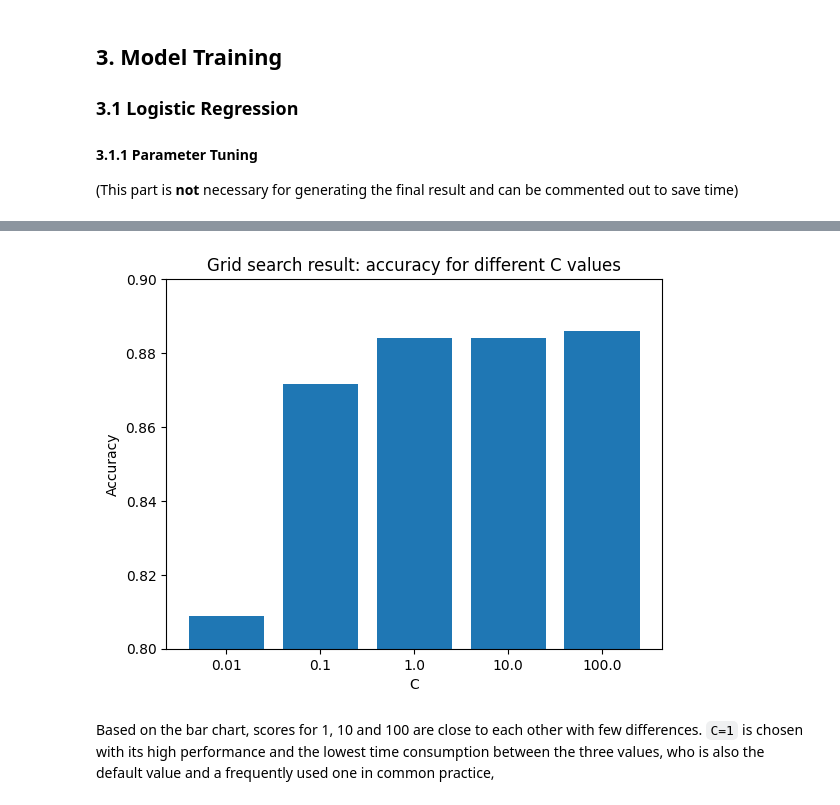
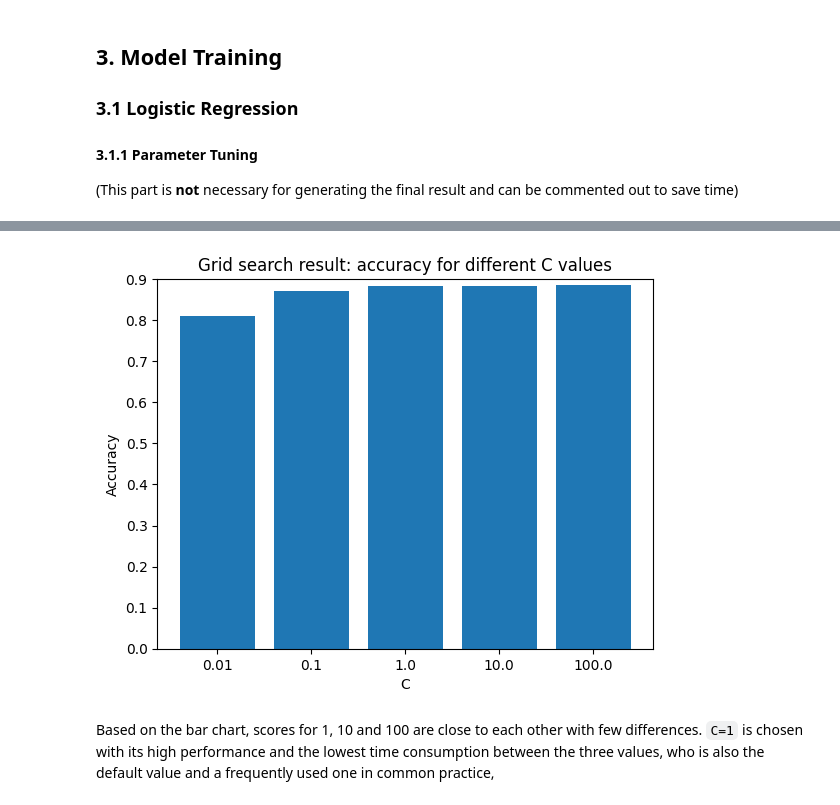
Before and after one commit to pzvol/CSNF301003GA, a Jupyter notebook: group_project/group_project.ipynb, the cells around one changed output, grey strips where cells are left out. Saved outputs shown, nothing was run; the diff lists cells and outputs as text; code cells hidden in the pictures.

```diff
--- a/group_project/group_project.ipynb
+++ b/group_project/group_project.ipynb
@@ -275,20 +276,20 @@ Score of the best:  0.8859194988110625
 # %%
 # Print the scores of all tested potential params
 lr_grid_param_values = []
 lr_grid_precision_values = []
 for i, params in enumerate(lr_grid_search.cv_results_['params']):
     lr_grid_param_values.append(params['C'])
     lr_grid_precision_values.append(lr_grid_search.cv_results_['mean_test_score'][i])
 
 # Plot the precision values for each parameter value
 plt.bar(range(len(lr_grid_precision_values)), lr_grid_precision_values, tick_label=lr_grid_param_values)
 plt.xlabel('C')
 plt.ylabel('Accuracy')
-plt.ylim([0.8, 0.9])
+plt.ylim([0, 0.9])
 plt.title('Grid search result: accuracy for different C values')
 plt.show()
 # %% [output]
-[figure, old version]
+[figure, new version]
 # %% [markdown]
 Based on the bar chart, scores for 1, 10 and 100 are close to each other with few differences. `C=1` is chosen with its high performance and the lowest time consumption between the three values, who is also the default value and a frequently used one in common practice,
 # %% [markdown]
```
Also changed, not shown: parts of 18 cells of this notebook, 22 other files.
